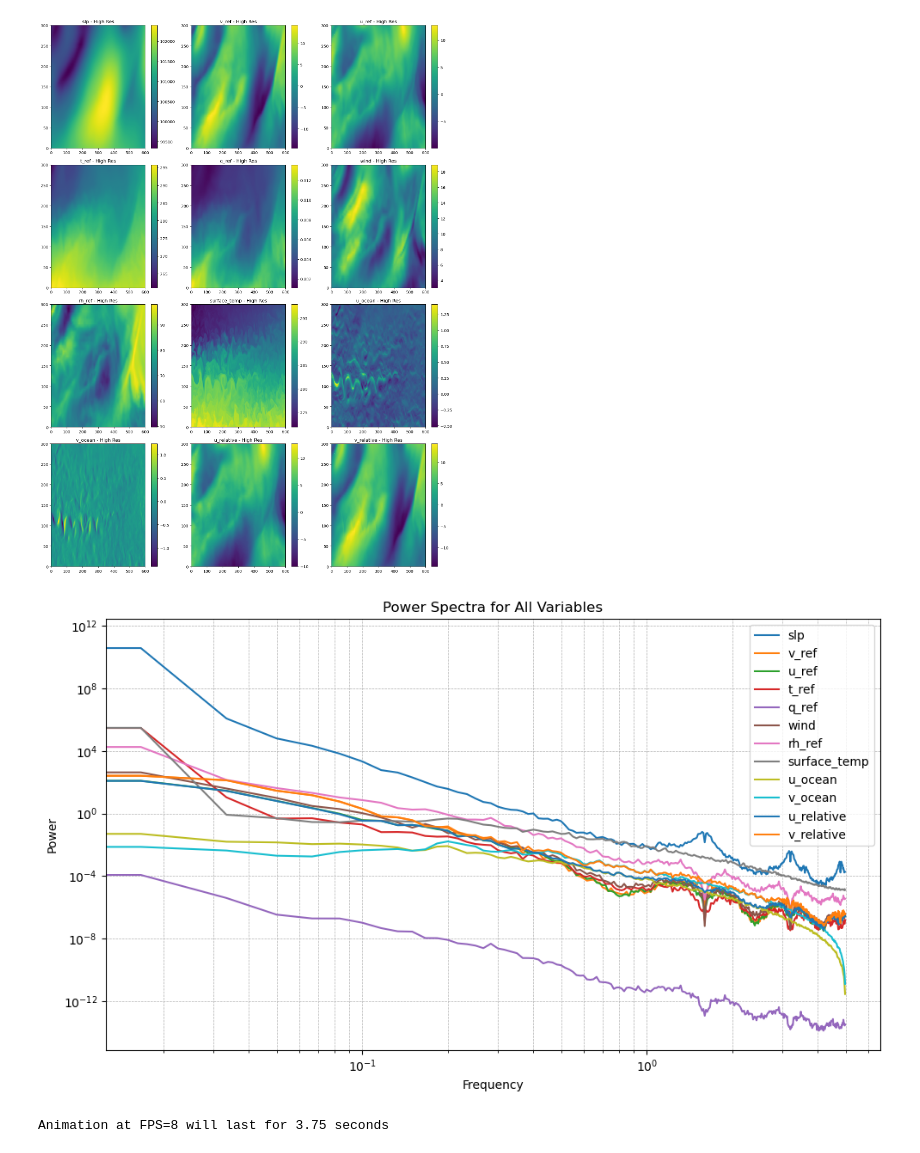
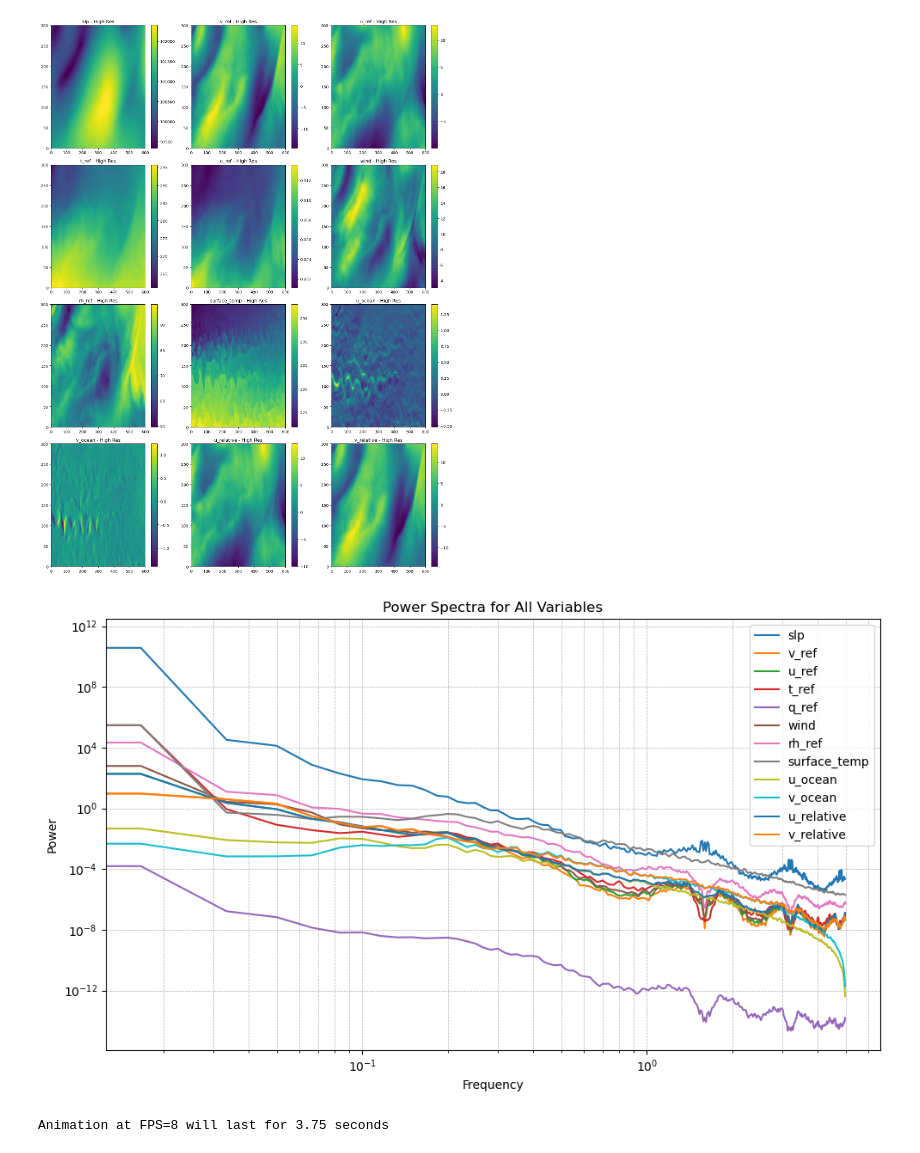
Before and after one commit to ocean-transport/cm26_diagnostics, a Jupyter notebook: drakePass_pacific_DataExploration.ipynb, the cells around one changed output. Drawn from its saved outputs; the diff is of its cells as text; code cells hidden in the pictures.

```diff
--- a/drakePass_pacific_DataExploration.ipynb
+++ b/drakePass_pacific_DataExploration.ipynb
@@ -148,7 +149,7 @@ for i, var in enumerate(variables):
     row = i // 3  # Calculate row index (integer division by 3)
     col = i % 3   # Calculate column index (remainder when divided by 3)
 
-    high_res = data_high_res[var]  # Get high-res data for current variable
+    high_res = data_high_res[var][0]  # Get high-res data for current variable
 
     # High-resolution plot
     im1 = axs[row, col].pcolor(high_res, cmap='viridis')
@@ -168,7 +169,7 @@ plt.figure(figsize=(10, 6))
 
 # Loop through each variable to compute and plot its power spectrum
 for var in variables:
-    high_res = data_high_res[var]  # Extract high-res data for the variable
+    high_res = data_high_res[var].mean(dim='time')  # Extract high-res data for the variable
 
     # Compute power spectrum
     ps = xrft.power_spectrum(high_res, dim='xt_ocean', window=True).mean(dim='yt_ocean')
@@ -180,7 +181,7 @@ for var in variables:
 plt.title("Power Spectra for All Variables")
 plt.xscale('log')
 plt.yscale('log')
-plt.xlabel('Frequency')
+plt.xlabel('Wavenumber')
 plt.ylabel('Power')
 plt.legend(loc='best')  # Add legend to differentiate variables
 plt.grid(True, which="both", linestyle="--", linewidth=0.5)
@@ -257,8 +306,8 @@ Animation at FPS=8 will last for 3.75 seconds
 variables = ["slp", "v_ref", "u_ref", "t_ref", "q_ref", "wind", "rh_ref",
              "surface_temp", "u_ocean", "v_ocean", "u_relative", "v_relative"]
 
-data_high_res = ds_in.isel(time=0, xt_ocean=slice(700,1300), yt_ocean=slice(1500,1800))
-data_low_res = ds_out.isel(time=0, xt_ocean=slice(700,1300), yt_ocean=slice(1500,1800))
+data_high_res = ds_in.isel(time=slice(0,50,5), xt_ocean=slice(700,1300), yt_ocean=slice(1500,1800))
+data_low_res = ds_out.isel(time=slice(0,50,5), xt_ocean=slice(700,1300), yt_ocean=slice(1500,1800))
 # %%
 # Extract the data for the specific region
 data = ds_in.u_ref.isel(time=0)
@@ -291,7 +340,7 @@ for i, var in enumerate(variables):
     row = i // 3  # Calculate row index (integer division by 3)
     col = i % 3   # Calculate column index (remainder when divided by 3)
 
-    high_res = data_high_res[var]  # Get high-res data for current variable
+    high_res = data_high_res[var][0]  # Get high-res data for current variable
 
     # High-resolution plot
     im1 = axs[row, col].pcolor(high_res, cmap='viridis')
@@ -306,33 +355,33 @@ plt.show()
 # %%
 import xrft
 
 # Create a single figure
 plt.figure(figsize=(10, 6))
 
 # Loop through each variable to compute and plot its power spectrum
 for var in variables:
-    high_res = data_high_res[var]  # Extract high-res data for the variable
+    high_res = data_high_res[var].mean(dim='time')  # Extract high-res data for the variable
 
     # Compute power spectrum
     ps = xrft.power_spectrum(high_res, dim='xt_ocean', window=True).mean(dim='yt_ocean')
 
     # Plot power spectrum
     plt.plot(ps.freq_xt_ocean, ps, label=var)  # Use variable name as label
 
 # Configure the plot
 plt.title("Power Spectra for All Variables")
 plt.xscale('log')
 plt.yscale('log')
 plt.xlabel('Frequency')
 plt.ylabel('Power')
 plt.legend(loc='best')  # Add legend to differentiate variables
 plt.grid(True, which="both", linestyle="--", linewidth=0.5)
 plt.tight_layout()
 
 # Display the plot
 plt.show()
 # %% [output]
-[figure, old version]
+[figure, new version]
 # %%
 from PIL import Image
 import os
```
Also changed, not shown: parts of 17 cells of this notebook.
